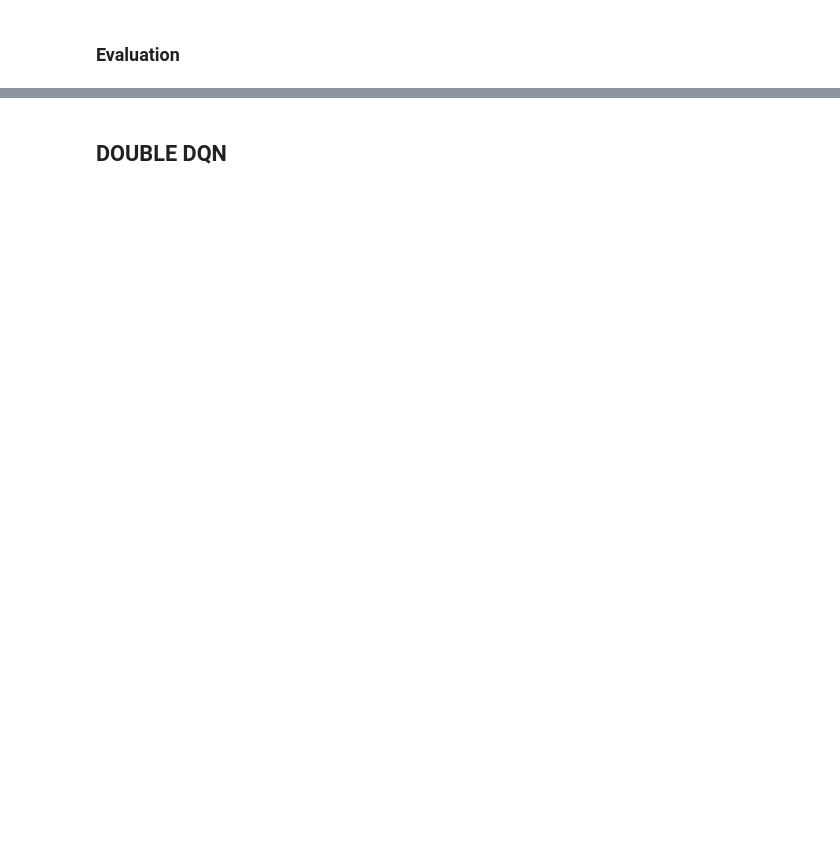
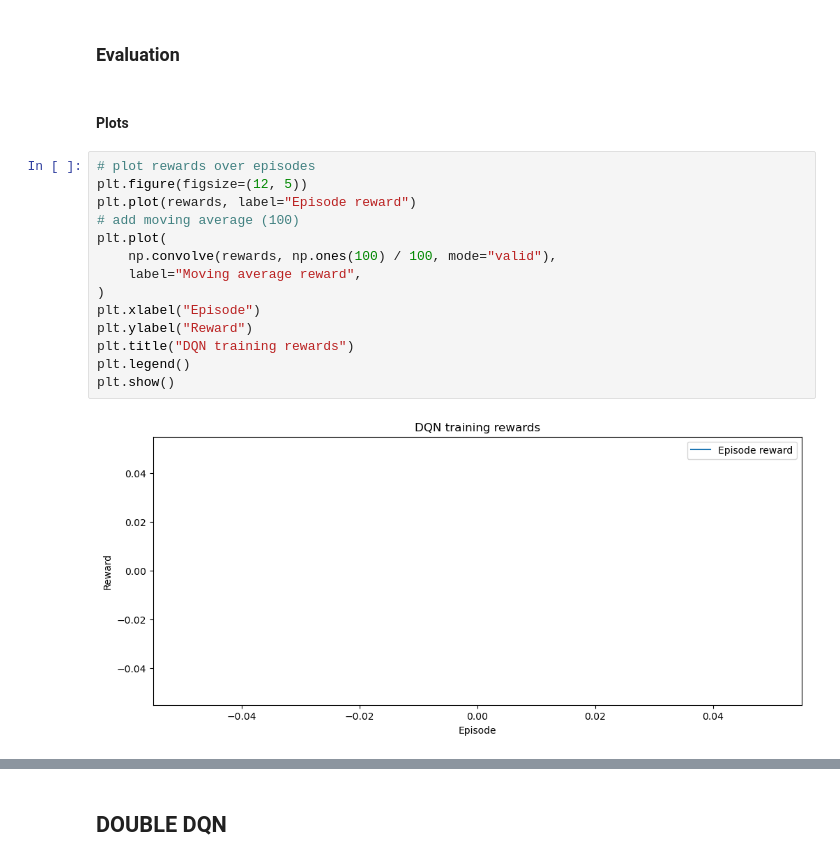
Before and after one commit to BuiHoangTu/ul.cs6428-deep-reinforcement.mobile-net-small, a Jupyter notebook: CS6482-Assign2-24005665.ipynb, the cells around one changed output, grey strips where cells are left out. Drawn from its saved outputs; the diff is of its cells as text; blank space fills up the shorter version.

```diff
--- a/CS6482-Assign2-24005665.ipynb
+++ b/CS6482-Assign2-24005665.ipynb
@@ -371,2 +471,20 @@ Epoch: 23836, Epsilon
 # %% [markdown]
 ### Evaluation
+# %% [markdown]
+#### Plots
+# %%
+# plot rewards over episodes
+plt.figure(figsize=(12, 5))
+plt.plot(rewards, label="Episode reward")
+# add moving average (100)
+plt.plot(
+    np.convolve(rewards, np.ones(100) / 100, mode="valid"),
+    label="Moving average reward",
+)
+plt.xlabel("Episode")
+plt.ylabel("Reward")
+plt.title("DQN training rewards")
+plt.legend()
+plt.show()
+# %% [output]
+[figure, added]
```
Also changed, not shown: parts of 27 cells of this notebook.
